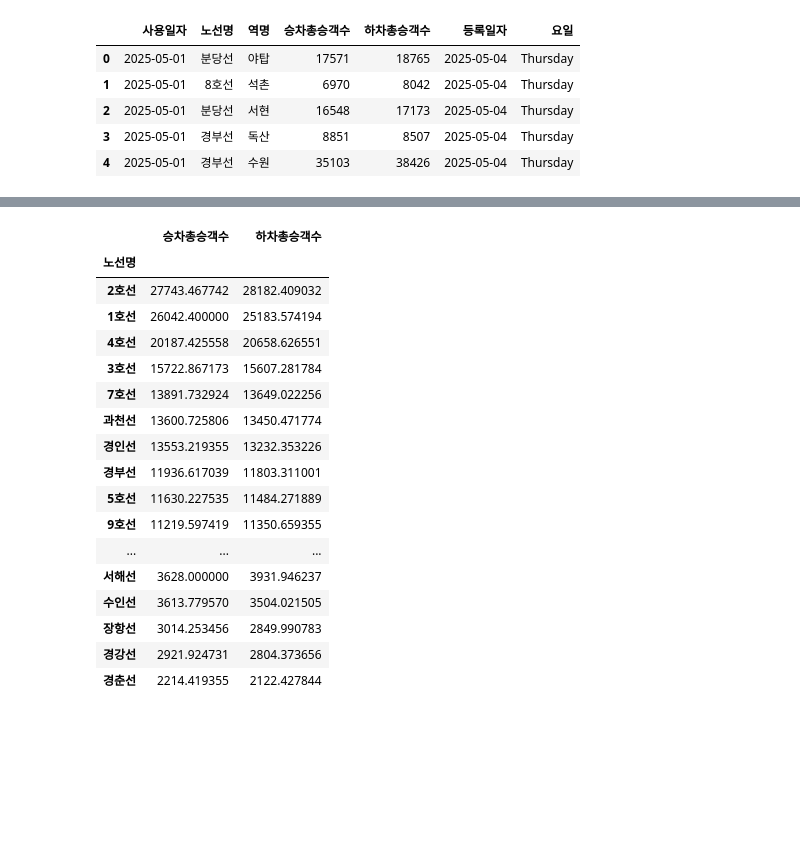
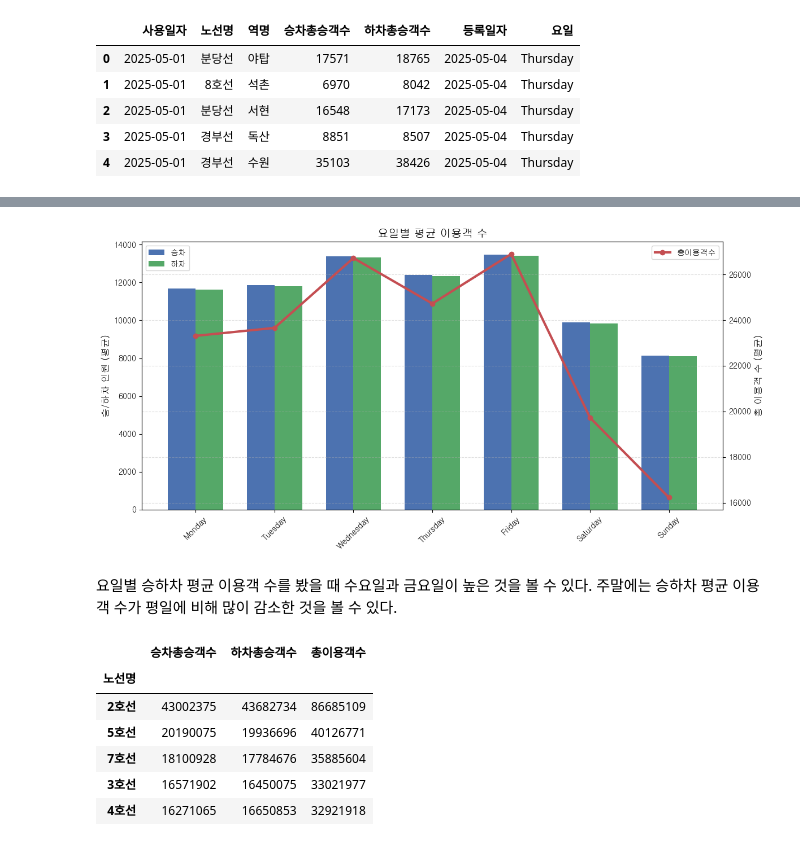
Before and after one commit to 2rlo0/hipython_rep, a Jupyter notebook: min_proj/지하철분석보고서.ipynb, the cells around one changed output, grey strips where cells are left out. Drawn from its saved outputs; the diff is of its cells as text; code cells hidden in the pictures; blank space fills up the shorter version.

```diff
--- a/min_proj/지하철분석보고서.ipynb
+++ b/min_proj/지하철분석보고서.ipynb
@@ -75,11 +89,3 @@ df.head()
 | 2 | 2025-05-01 | 분당선 | 서현 | 16548 | 17173 | 2025-05-04 | Thursday |
 | 3 | 2025-05-01 | 경부선 | 독산 | 8851 | 8507 | 2025-05-04 | Thursday |
 | 4 | 2025-05-01 | 경부선 | 수원 | 35103 | 38426 | 2025-05-04 | Thursday |
-# %%
-요일_매핑 = {
-    'Monday': '월', 'Tuesday': '화', 'Wednesday': '수',
-    'Thursday': '목', 'Friday': '금', 'Saturday': '토', 'Sunday': '일'
-}
-df['요일'] = df['사용일자'].dt.day_name().map(요일_매핑)
-요일별_데이터 = {요일: group.reset_index(drop=True) for 요일, group in df.groupby('요일')}
-print(요일별_데이터['화'].head())
@@ -136,0 +92,3 @@ top_alighting
+# %%
+# 총 이용객 수 계산
+df['총이용객수'] = df['승차총승객수'] + df['하차총승객수']
@@ -137,23 +111,38 @@ top_alighting
+# %%
+# 요일별 평균 이용객 수
+# 그래프 그리기
+fig, ax1 = plt.subplots(figsize=(12, 6))
+
+ax1.bar(x - width/2, day_mean['승차총승객수'], width, label='승차', color='#4C72B0')
+ax1.bar(x + width/2, day_mean['하차총승객수'], width, label='하차', color='#55A868')
+ax1.set_ylabel('승/하차 인원 (평균)', fontsize=12)
+ax1.set_title('요일별 평균 이용객 수', fontsize=14)
+ax1.set_xticks(x)
+ax1.set_xticklabels(day_mean.index, rotation=45)
+ax1.legend(loc='upper left')
+
+ax2 = ax1.twinx()
+ax2.plot(x, day_mean['총이용객수'], label='총이용객수', color='#C44E52', marker='o', linewidth=3)
+ax2.set_ylabel('총 이용객 수 (평균)', fontsize=12)
+ax2.legend(loc='upper right')
+
+plt.tight_layout()
+plt.grid(axis='y', linestyle='--', alpha=0.4)
+plt.show()
+# %% [output]
+[figure, added]
+# %% [markdown]
+요일별 승하차 평균 이용객 수를 봤을 때 수요일과 금요일이 높은 것을 볼 수 있다.
+주말에는 승하차 평균 이용객 수가 평일에 비해 많이 감소한 것을 볼 수 있다.
 # %%
-# 노선명별 평균 계산
-line_mean = df.groupby('노선명')[['승차총승객수', '하차총승객수']].mean().sort_values(by='승차총승객수', ascending=False)
-line_mean
+# 노선별 총합 계산
+line_sum = df.groupby('노선명')[['승차총승객수', '하차총승객수', '총이용객수']].sum().sort_values(by='총이용객수', ascending=False)
+line_sum.head()
 # %% [output]
-|  | 승차총승객수 | 하차총승객수 |
-| 노선명 |  |  |
-| 2호선 | 27743.467742 | 28182.409032 |
-| 1호선 | 26042.400000 | 25183.574194 |
-| 4호선 | 20187.425558 | 20658.626551 |
-| 3호선 | 15722.867173 | 15607.281784 |
-| 7호선 | 13891.732924 | 13649.022256 |
-| 과천선 | 13600.725806 | 13450.471774 |
-| 경인선 | 13553.219355 | 13232.353226 |
-| 경부선 | 11936.617039 | 11803.311001 |
-| 5호선 | 11630.227535 | 11484.271889 |
-| 9호선 | 11219.597419 | 11350.659355 |
-| ... | ... | ... |
-| 서해선 | 3628.000000 | 3931.946237 |
-| 수인선 | 3613.779570 | 3504.021505 |
-| 장항선 | 3014.253456 | 2849.990783 |
-| 경강선 | 2921.924731 | 2804.373656 |
-| 경춘선 | 2214.419355 | 2122.427844 |
+|  | 승차총승객수 | 하차총승객수 | 총이용객수 |
+| 노선명 |  |  |  |
+| 2호선 | 43002375 | 43682734 | 86685109 |
+| 5호선 | 20190075 | 19936696 | 40126771 |
+| 7호선 | 18100928 | 17784676 | 35885604 |
+| 3호선 | 16571902 | 16450075 | 33021977 |
+| 4호선 | 16271065 | 16650853 | 32921918 |
```
Also changed, not shown: parts of 36 cells of this notebook.
